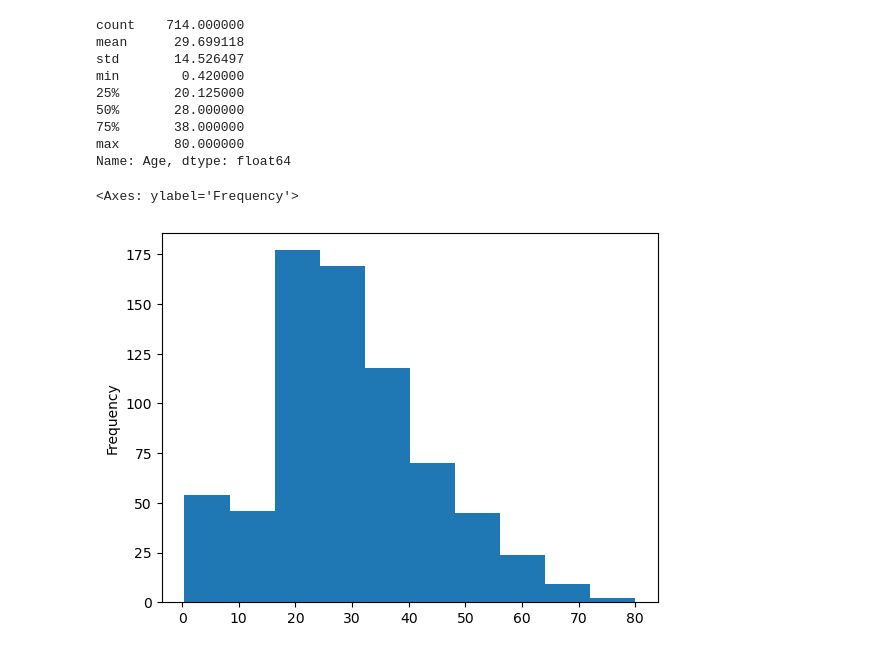
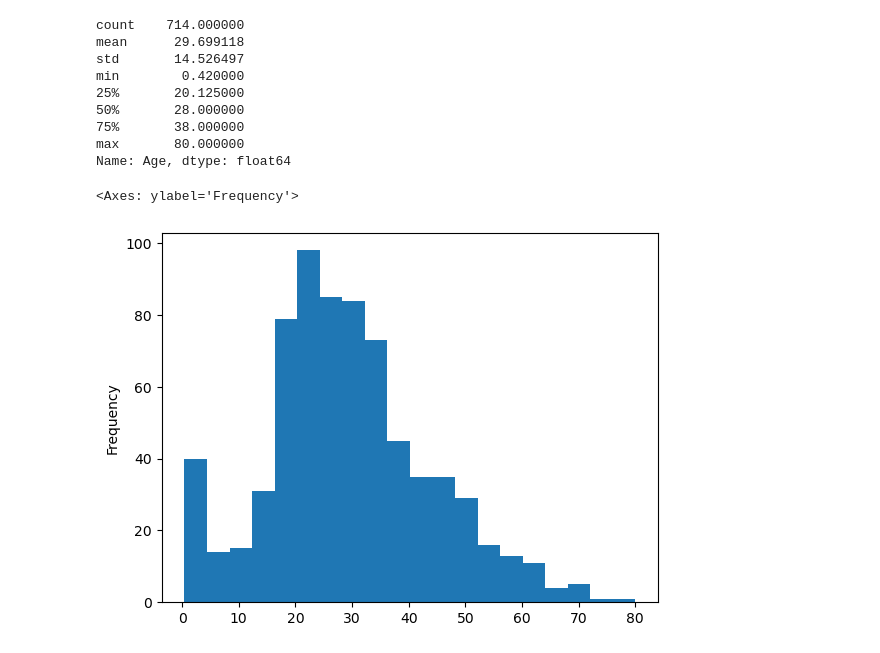
Before and after one commit to shubhammgits/Python-DS-AIML, a Jupyter notebook: DATA ANALYSIS/EDA/eda.ipynb, the cells around one changed output. Cells and saved outputs as stored; diff of their text form; code cells hidden in the pictures.

```diff
--- a/DATA ANALYSIS/EDA/eda.ipynb
+++ b/DATA ANALYSIS/EDA/eda.ipynb
@@ -93,7 +93,7 @@ Name: Age, dtype: float64
 # %%
 #visualization:
 
-df['Age'].plot(kind='hist')
+df['Age'].plot(kind='hist', bins=20)
 # %% [output]
 <Axes: ylabel='Frequency'>
-[figure, old version]
+[figure, new version]
```
Also changed, not shown: parts of 2 cells of this notebook.
